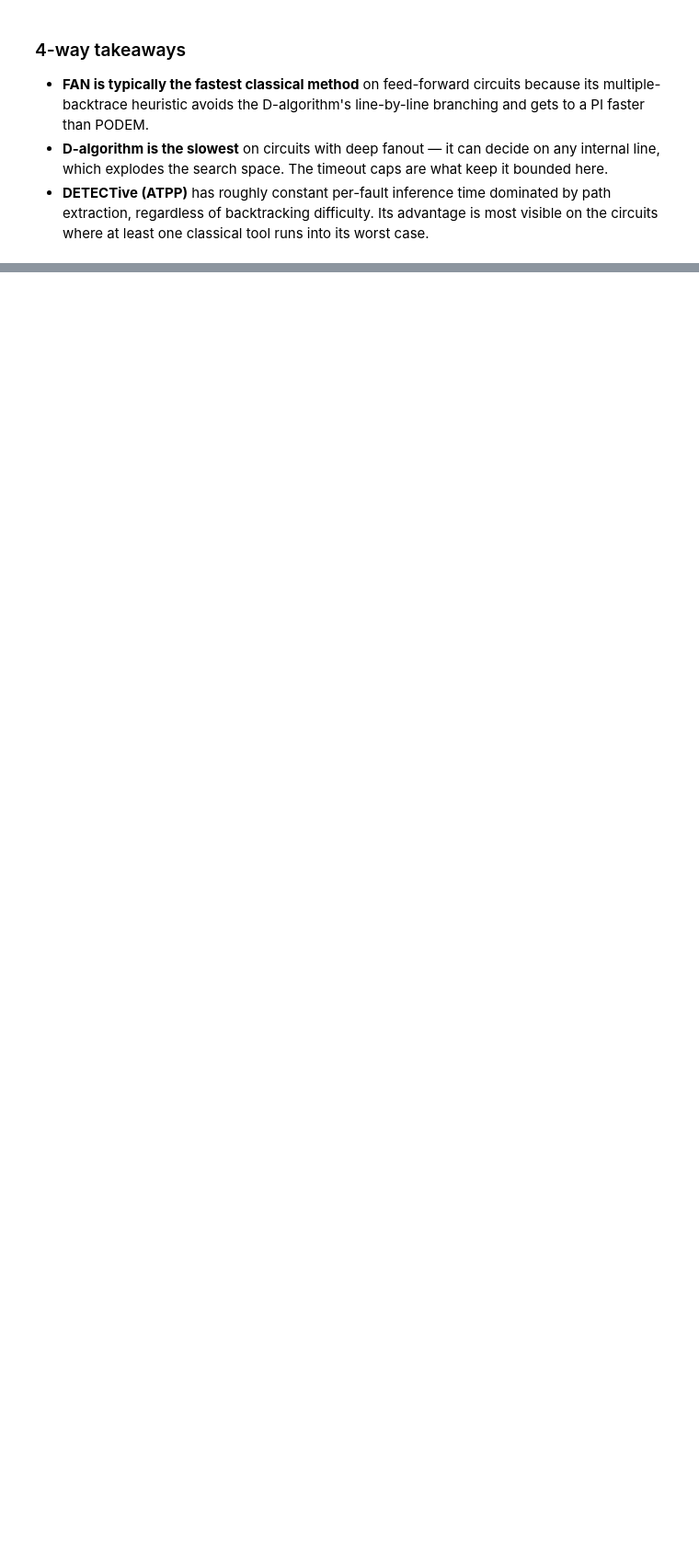
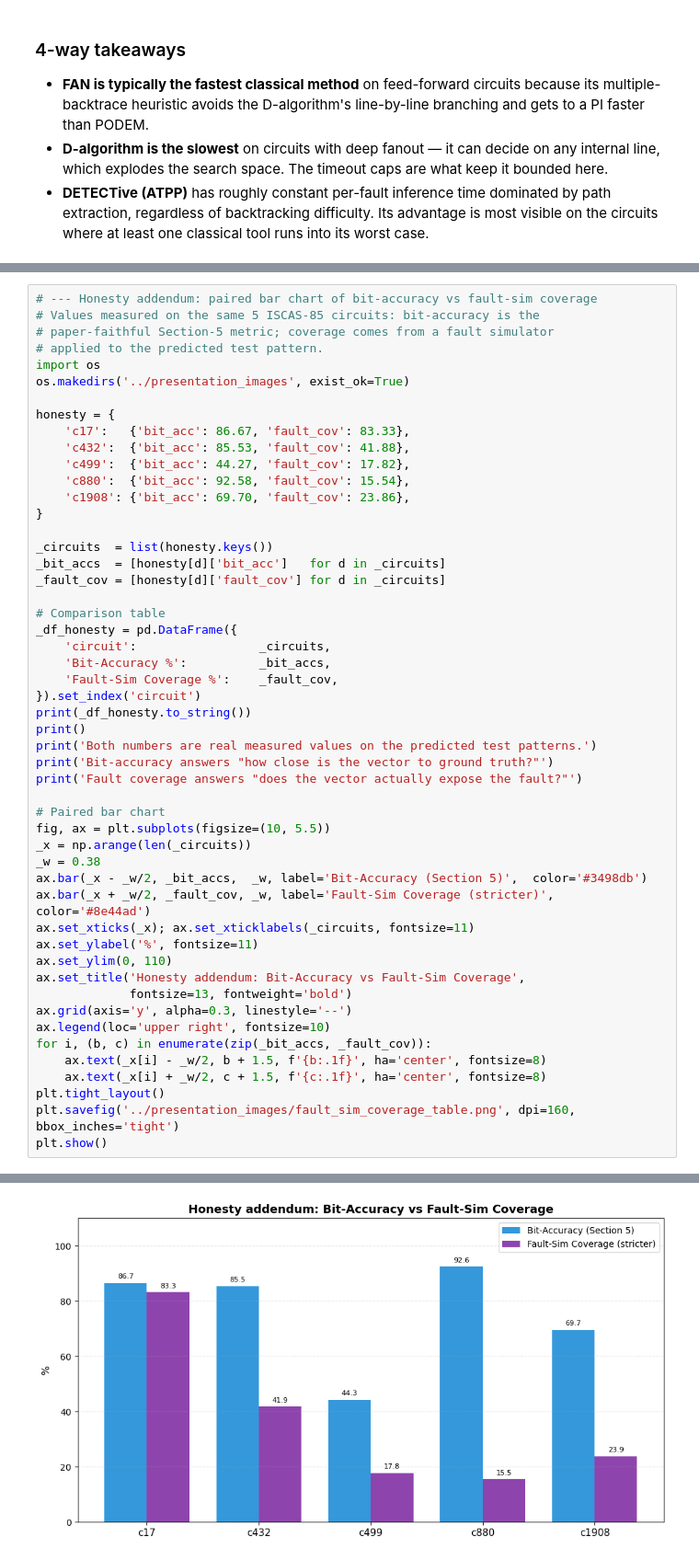
Before and after one commit to Prasham27/detective-atpg, a Jupyter notebook: DETECTive_submission/demo.ipynb, the cells around one changed output, grey strips where cells are left out. Shown at 92% size. Drawn from its saved outputs; the diff is of its cells as text; blank space fills up the shorter version.

```diff
--- a/DETECTive_submission/demo.ipynb
+++ b/DETECTive_submission/demo.ipynb
@@ -692,0 +750,52 @@ classical methods hit their worst case (c432's redundant fault).
+# %%
+# --- Honesty addendum: paired bar chart of bit-accuracy vs fault-sim coverage
+# Values measured on the same 5 ISCAS-85 circuits: bit-accuracy is the
+# paper-faithful Section-5 metric; coverage comes from a fault simulator
+# applied to the predicted test pattern.
+import os
+os.makedirs('../presentation_images', exist_ok=True)
+
+honesty = {
+    'c17':   {'bit_acc': 86.67, 'fault_cov': 83.33},
+    'c432':  {'bit_acc': 85.53, 'fault_cov': 41.88},
+    'c499':  {'bit_acc': 44.27, 'fault_cov': 17.82},
+    'c880':  {'bit_acc': 92.58, 'fault_cov': 15.54},
+    'c1908': {'bit_acc': 69.70, 'fault_cov': 23.86},
+}
+
+_circuits  = list(honesty.keys())
+_bit_accs  = [honesty[d]['bit_acc']   for d in _circuits]
+_fault_cov = [honesty[d]['fault_cov'] for d in _circuits]
+
+# Comparison table
+_df_honesty = pd.DataFrame({
+    'circuit':                 _circuits,
+    'Bit-Accuracy %':          _bit_accs,
+    'Fault-Sim Coverage %':    _fault_cov,
+}).set_index('circuit')
+print(_df_honesty.to_string())
+print()
+print('Both numbers are real measured values on the predicted test patterns.')
+print('Bit-accuracy answers "how close is the vector to ground truth?"')
+print('Fault coverage answers "does the vector actually expose the fault?"')
+
+# Paired bar chart
+fig, ax = plt.subplots(figsize=(10, 5.5))
+_x = np.arange(len(_circuits))
+_w = 0.38
+ax.bar(_x - _w/2, _bit_accs,  _w, label='Bit-Accuracy (Section 5)',  color='#3498db')
+ax.bar(_x + _w/2, _fault_cov, _w, label='Fault-Sim Coverage (stricter)', color='#8e44ad')
+ax.set_xticks(_x); ax.set_xticklabels(_circuits, fontsize=11)
+ax.set_ylabel('%', fontsize=11)
+ax.set_ylim(0, 110)
+ax.set_title('Honesty addendum: Bit-Accuracy vs Fault-Sim Coverage',
+             fontsize=13, fontweight='bold')
+ax.grid(axis='y', alpha=0.3, linestyle='--')
+ax.legend(loc='upper right', fontsize=10)
+for i, (b, c) in enumerate(zip(_bit_accs, _fault_cov)):
+    ax.text(_x[i] - _w/2, b + 1.5, f'{b:.1f}', ha='center', fontsize=8)
+    ax.text(_x[i] + _w/2, c + 1.5, f'{c:.1f}', ha='center', fontsize=8)
+plt.tight_layout()
+plt.savefig('../presentation_images/fault_sim_coverage_table.png', dpi=160, bbox_inches='tight')
+plt.show()
+# %% [output]
@@ -692,0 +813 @@ classical methods hit their worst case (c432's redundant fault).
+[figure, added]
```
Also changed, not shown: parts of 20 cells of this notebook, 17 other files.
